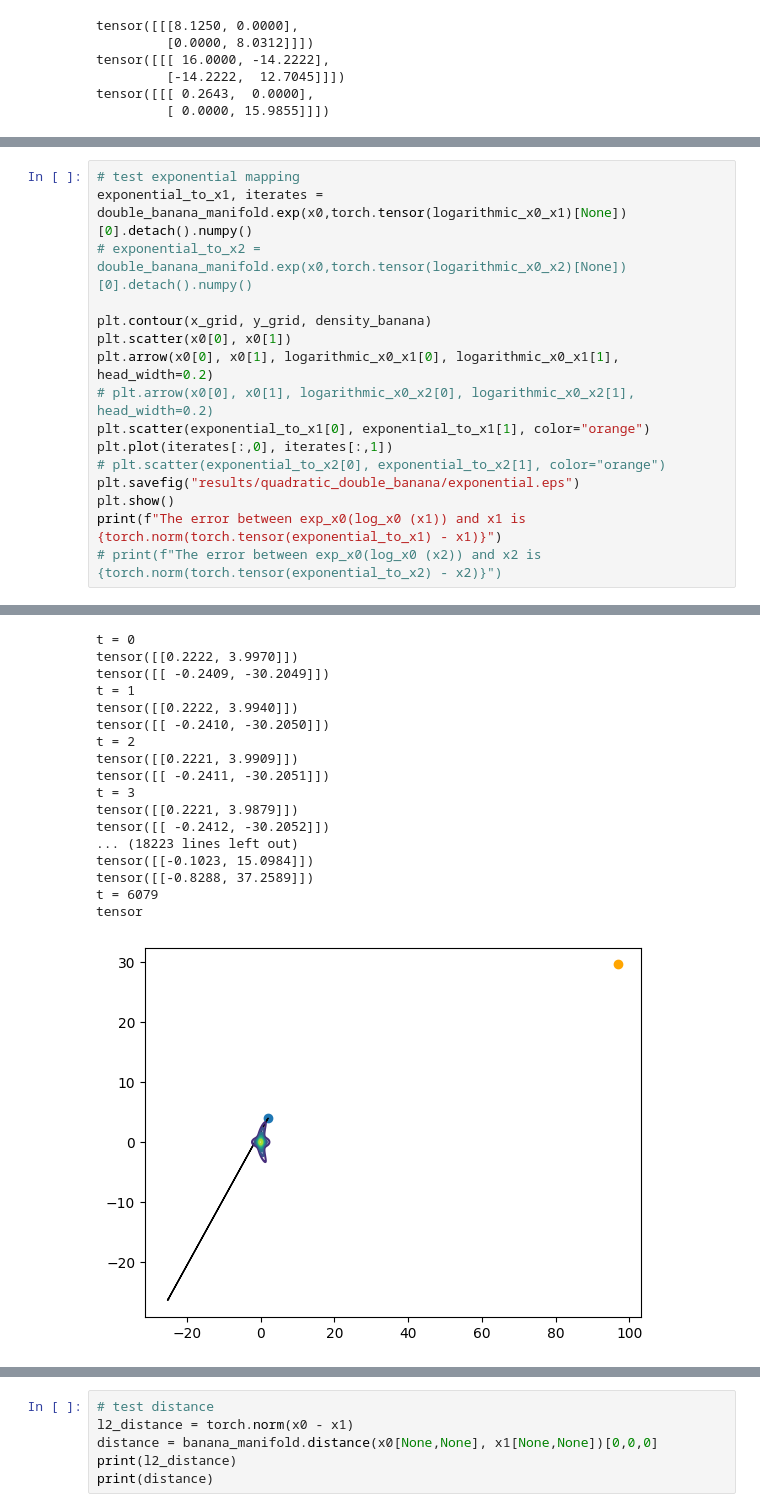
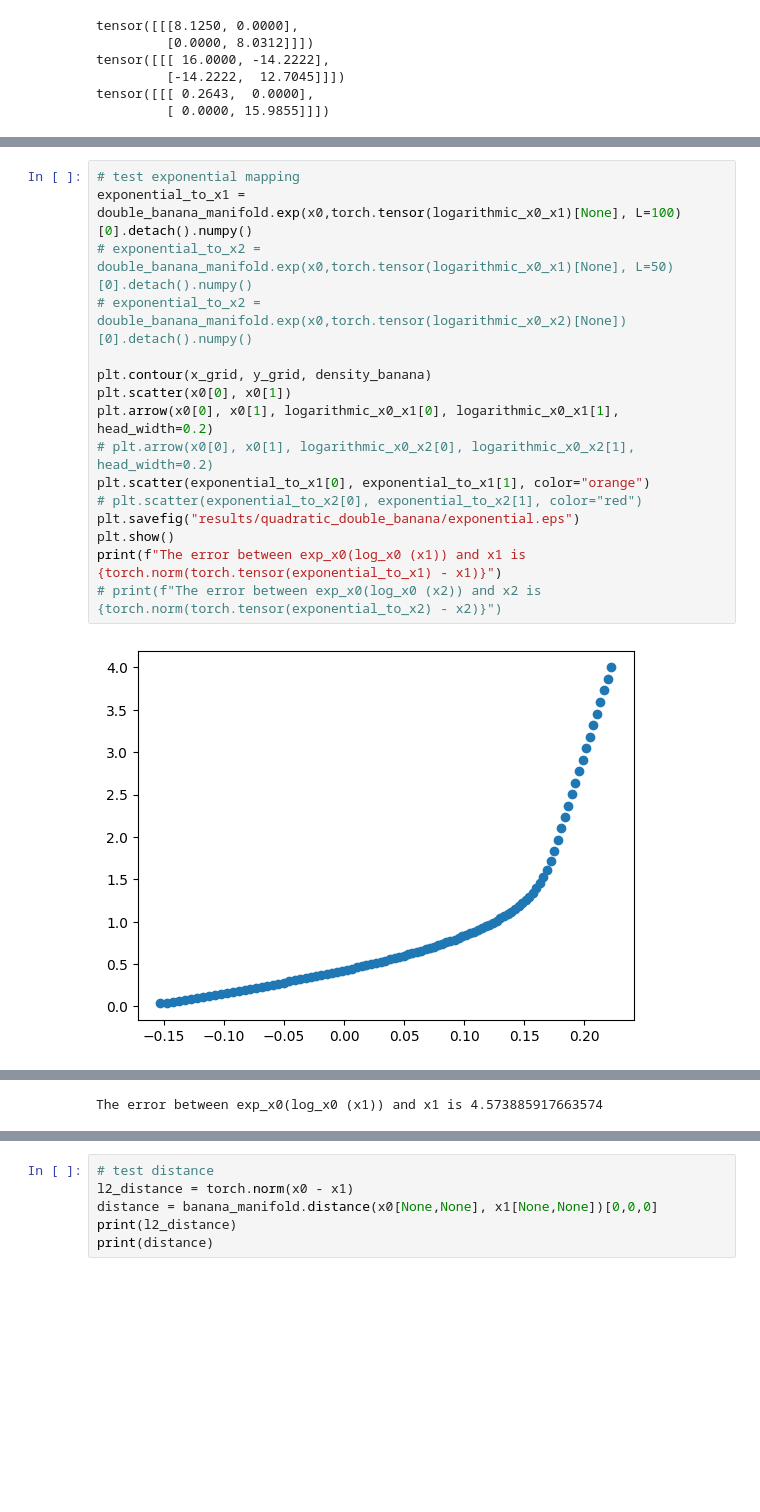
Before and after one commit to GBATZOLIS/Score-Based-Pullback-Riemannian-Geometry, a Jupyter notebook: quadratic_double_banana.ipynb, the cells around one changed output, grey strips where cells are left out. Cells and saved outputs as stored; diff of their text form; blank space fills up the shorter version.

Commit message:
discrete exponential mapping seems to work

```diff
--- a/quadratic_double_banana.ipynb
+++ b/quadratic_double_banana.ipynb
@@ -185,17 +162,18 @@ Epoch 900, Loss 26.622900009155273
 # %%
 # test exponential mapping
-exponential_to_x1, iterates = double_banana_manifold.exp(x0,torch.tensor(logarithmic_x0_x1)[None])[0].detach().numpy()
+exponential_to_x1 = double_banana_manifold.exp(x0,torch.tensor(logarithmic_x0_x1)[None], L=100)[0].detach().numpy()
+# exponential_to_x2 = double_banana_manifold.exp(x0,torch.tensor(logarithmic_x0_x1)[None], L=50)[0].detach().numpy()
 # exponential_to_x2 = double_banana_manifold.exp(x0,torch.tensor(logarithmic_x0_x2)[None])[0].detach().numpy()
 
 plt.contour(x_grid, y_grid, density_banana)
 plt.scatter(x0[0], x0[1])
 plt.arrow(x0[0], x0[1], logarithmic_x0_x1[0], logarithmic_x0_x1[1], head_width=0.2)
 # plt.arrow(x0[0], x0[1], logarithmic_x0_x2[0], logarithmic_x0_x2[1], head_width=0.2)
 plt.scatter(exponential_to_x1[0], exponential_to_x1[1], color="orange")
-plt.plot(iterates[:,0], iterates[:,1])
-# plt.scatter(exponential_to_x2[0], exponential_to_x2[1], color="orange")
+# plt.scatter(exponential_to_x2[0], exponential_to_x2[1], color="red")
 plt.savefig("results/quadratic_double_banana/exponential.eps")
 plt.show()
 print(f"The error between exp_x0(log_x0 (x1)) and x1 is {torch.norm(torch.tensor(exponential_to_x1) - x1)}")
 # print(f"The error between exp_x0(log_x0 (x2)) and x2 is {torch.norm(torch.tensor(exponential_to_x2) - x2)}")
 # %% [output]
+[figure, new version]
@@ -202,18 +181 @@ print(f"The error between exp_x0(log_x0 (x1)) and x1 is {torch.norm(torch.tensor
-t = 0
-tensor([[0.2222, 3.9970]])
-tensor([[ -0.2409, -30.2049]])
-t = 1
-tensor([[0.2222, 3.9940]])
-tensor([[ -0.2410, -30.2050]])
-t = 2
-tensor([[0.2221, 3.9909]])
-tensor([[ -0.2411, -30.2051]])
-t = 3
-tensor([[0.2221, 3.9879]])
-tensor([[ -0.2412, -30.2052]])
-... (18223 lines left out)
-tensor([[-0.1023, 15.0984]])
-tensor([[-0.8288, 37.2589]])
-t = 6079
-tensor
+The error between exp_x0(log_x0 (x1)) and x1 is 4.573885917663574
-[figure, old version]
```
Also changed, not shown: parts of 4 cells of this notebook, 6 other files.
